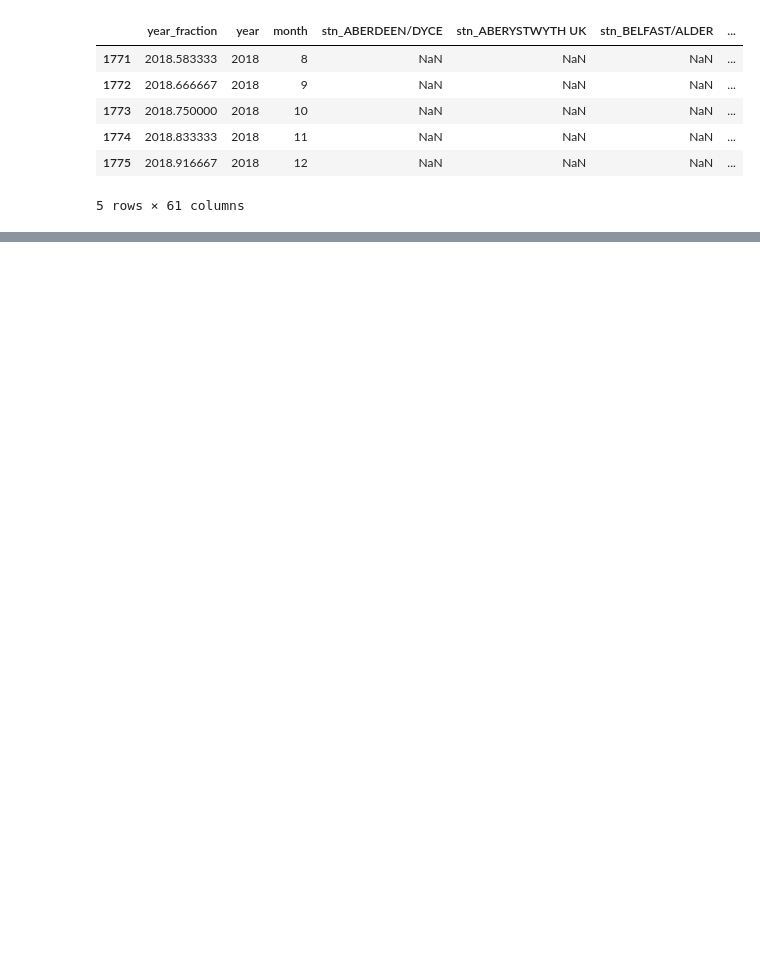
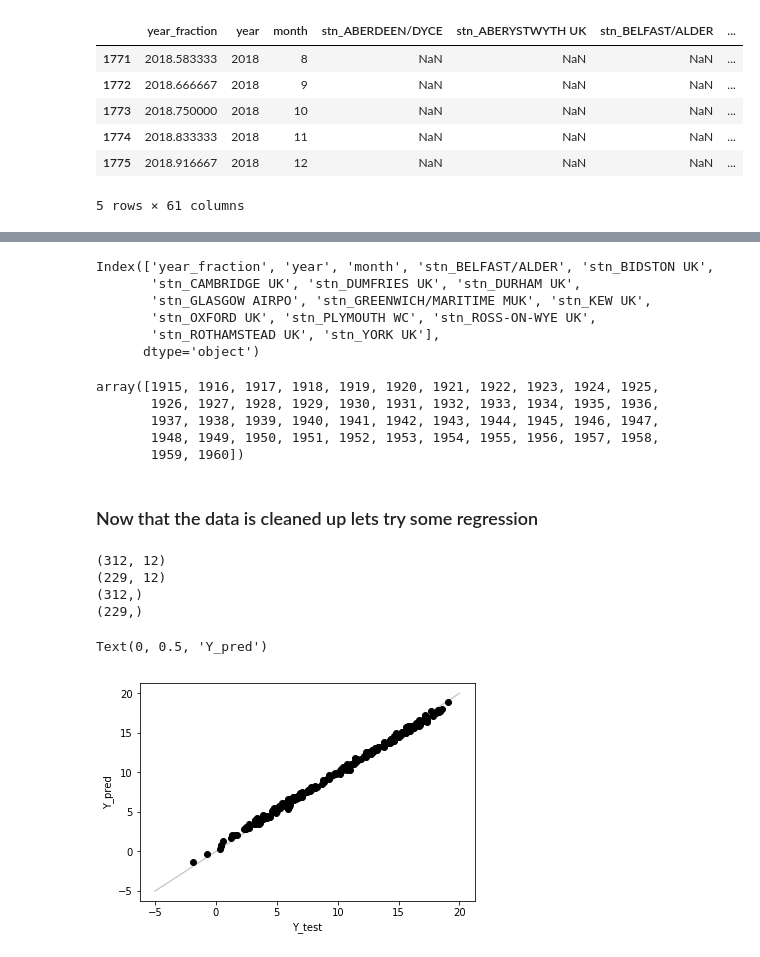
Before and after one commit to scotthosking/get-station-data, a Jupyter notebook: Examples/weather_station_regression.ipynb, the cells around one changed output, grey strips where cells are left out. Drawn from its saved outputs; the diff is of its cells as text; code cells hidden in the pictures; blank space fills up the shorter version.

Commit message:
added regression code

```diff
--- a/Examples/weather_station_regression.ipynb
+++ b/Examples/weather_station_regression.ipynb
@@ -135,3 +139 @@ Index([u'year_fraction', u'year', u'month', u'stn_ABERDEEN/DYCE',
       dtype='object')
-# %%
-df1 = df1.loc[ df1['year_fraction'] >= 1979. ]
@@ -137,0 +142,73 @@ df1 = df1.loc[ df1['year_fraction'] >= 1979. ]
+# %%
+# We select a period where there is a lot of data (fewer gaps)
+df2 = df1.loc[ (df1['year_fraction'] >= 1915.) & (df1['year_fraction'] <= 1960.) ]
+
+# count how many finite (non-NaN) elements are in each column
+num_finite = df2.count(numeric_only=True)
+
+# use only stations with complete data
+complete_cols = df2.columns[num_finite.values == num_finite[0]]
+df3 = df2[complete_cols]
+df3.columns
+# %% [output]
+Index(['year_fraction', 'year', 'month', 'stn_BELFAST/ALDER', 'stn_BIDSTON UK',
+       'stn_CAMBRIDGE UK', 'stn_DUMFRIES UK', 'stn_DURHAM UK',
+       'stn_GLASGOW AIRPO', 'stn_GREENWICH/MARITIME MUK', 'stn_KEW UK',
+       'stn_OXFORD UK', 'stn_PLYMOUTH WC', 'stn_ROSS-ON-WYE UK',
+       'stn_ROTHAMSTEAD UK', 'stn_YORK UK'],
+      dtype='object')
+# %%
+np.unique(df3.year.values)
+# %% [output]
+array([1915, 1916, 1917, 1918, 1919, 1920, 1921, 1922, 1923, 1924, 1925,
+       1926, 1927, 1928, 1929, 1930, 1931, 1932, 1933, 1934, 1935, 1936,
+       1937, 1938, 1939, 1940, 1941, 1942, 1943, 1944, 1945, 1946, 1947,
+       1948, 1949, 1950, 1951, 1952, 1953, 1954, 1955, 1956, 1957, 1958,
+       1959, 1960])
+# %% [markdown]
+### Now that the data is cleaned up lets try some regression
+# %%
+predict_stn = 'stn_CAMBRIDGE UK'
+
+### read in all stations apart from the one we want to predict
+X_df = df3.iloc[:,3:].drop(axis=1,labels=[predict_stn])
+X    = X_df.values
+
+### the station we are trying to predict
+Y_df = df3[predict_stn]
+Y    = Y_df.values
+
+### Split data into training and testing datasets
+yrs = df3['year'].values
+split_year = 1940
+train_ind, test_ind = np.where(yrs <= split_year)[0], np.where(yrs > split_year)[0]
+X_train, X_test, Y_train, Y_test = X[train_ind,:], X[test_ind,:], \
+                                    Y[train_ind], Y[test_ind]
+# %%
+print(X_train.shape)
+print(X_test.shape)
+print(Y_train.shape)
+print(Y_test.shape)
+# %% [output]
+(312, 12)
+(229, 12)
+(312,)
+(229,)
+# %%
+# Create linear model
+regr = linear_model.Lasso()
+
+# Train the model using the training sets
+regr.fit(X_train, Y_train)
+
+# Make predictions using the testing set
+Y_pred = regr.predict(X_test)
+# %%
+### Compare Y_test (unseen) against Y_pred
+plt.scatter(Y_test, Y_pred, color='black')
+plt.plot([-5,20], [-5,20], 'k-', alpha=0.2)
+plt.xlabel('Y_test')
+plt.ylabel('Y_pred')
+# %% [output]
+Text(0, 0.5, 'Y_pred')
+[figure, added]
```
Also changed, not shown: parts of 11 cells of this notebook.
